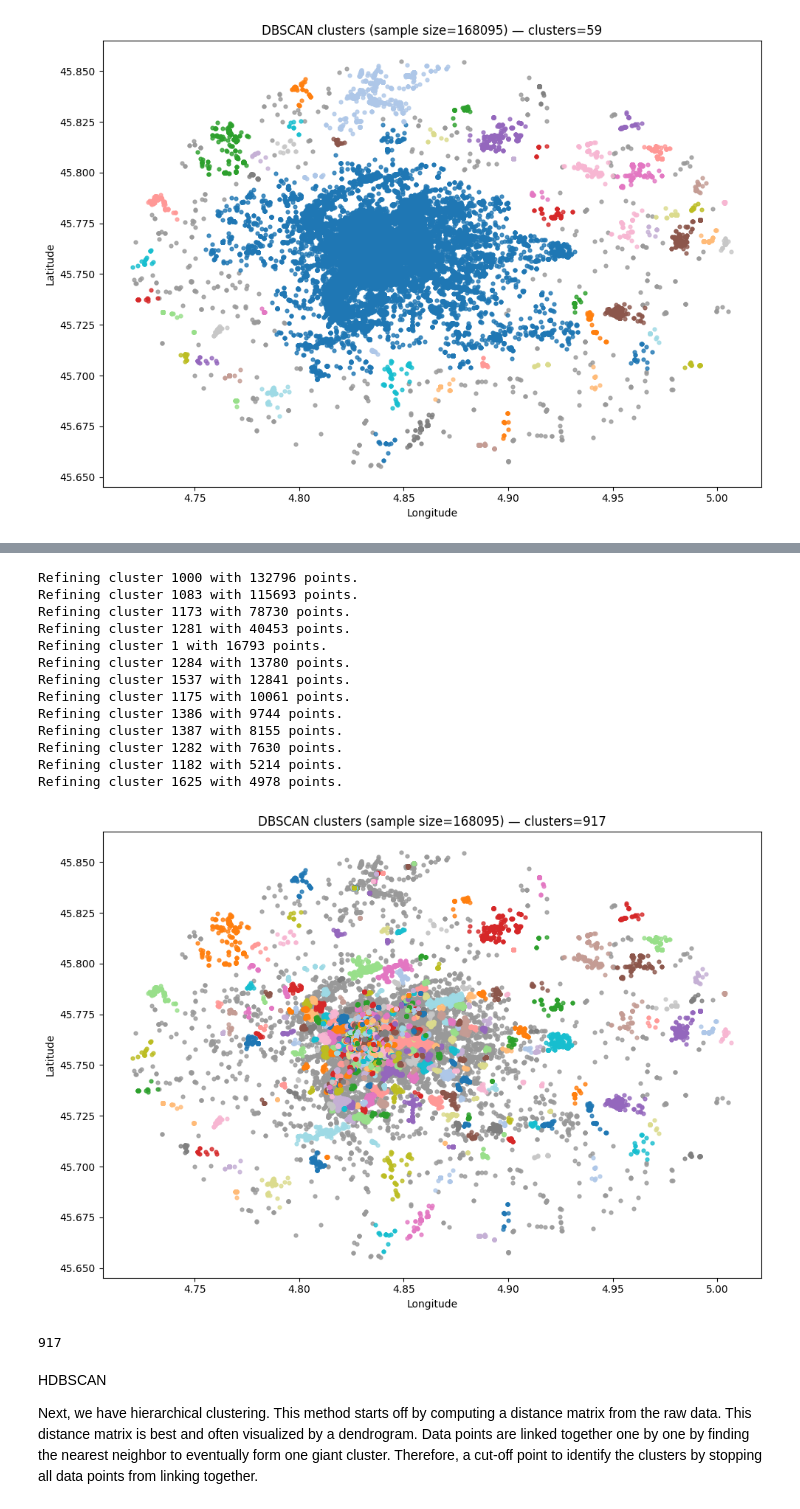
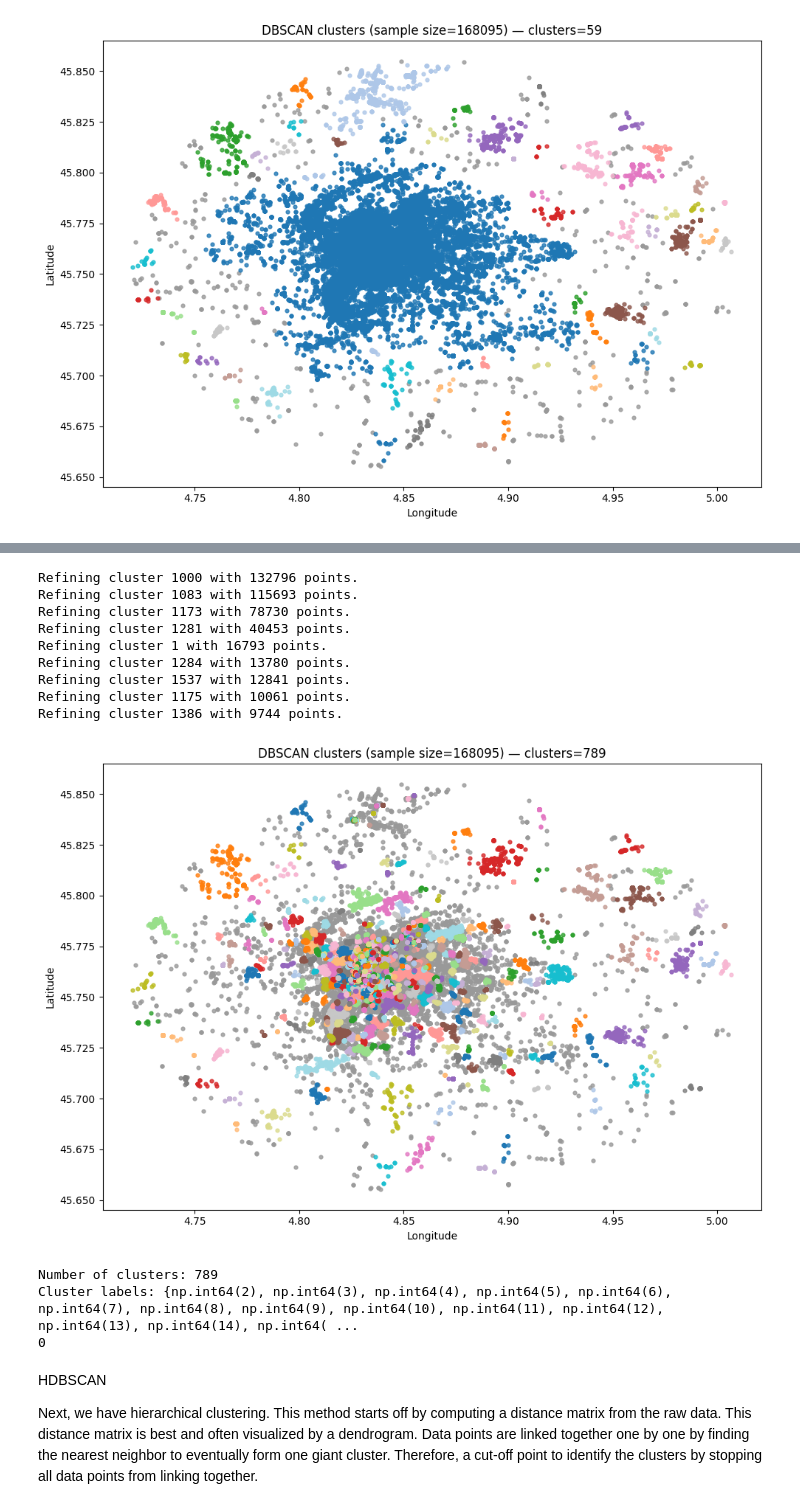
Before and after one commit to Jhouny/Flickr-Clustering, a Jupyter notebook: notebooks/clustering.ipynb, the cells around one changed output, grey strips where cells are left out. Saved outputs shown, nothing was run; the diff lists cells and outputs as text; code cells hidden in the pictures.

```diff
--- a/notebooks/clustering.ipynb
+++ b/notebooks/clustering.ipynb
@@ -188,33 +198,33 @@ Refining cluster 0 with 140899 points.
 # %%
 eps = 0.002
+count = sum(labels_dbscan == 1)
 iterating_labels = labels_dbscan.copy()
-while(count > 5000):
+while(count > 10000):
     eps = eps/2
 
     iterating_labels, count = refine_largest_dbscan_cluster(X,
         original_labels=iterating_labels,
         new_dbscan_params={'eps':eps, 'min_samples':20, 'metric':'euclidean', 'n_jobs':-1},
         label_offset=iterating_labels.max()+1)
 
 plot_model(dbscan_clusterer, label_list=iterating_labels, X=X)
-
-print(len(set(iterating_labels)) - (1 if -1 in iterating_labels else 0))
+print("Number of clusters:", len(set(iterating_labels)) - (1 if -1 in iterating_labels else 0))
+print("Cluster labels:", set(iterating_labels))
+print(sum(iterating_labels==1))
 # %% [output]
 Refining cluster 1000 with 132796 points.
 Refining cluster 1083 with 115693 points.
 Refining cluster 1173 with 78730 points.
 Refining cluster 1281 with 40453 points.
 Refining cluster 1 with 16793 points.
 Refining cluster 1284 with 13780 points.
 Refining cluster 1537 with 12841 points.
 Refining cluster 1175 with 10061 points.
 Refining cluster 1386 with 9744 points.
-Refining cluster 1387 with 8155 points.
-Refining cluster 1282 with 7630 points.
-Refining cluster 1182 with 5214 points.
-Refining cluster 1625 with 4978 points.
-[figure, old version]
+[figure, new version]
-917
+Number of clusters: 789
+Cluster labels: {np.int64(2), np.int64(3), np.int64(4), np.int64(5), np.int64(6), np.int64(7), np.int64(8), np.int64(9), np.int64(10), np.int64(11), np.int64(12), np.int64(13), np.int64(14), np.int64( ...
+0
 # %% [markdown]
 HDBSCAN
 
```
Also changed, not shown: parts of 8 cells of this notebook, 2 other files.
